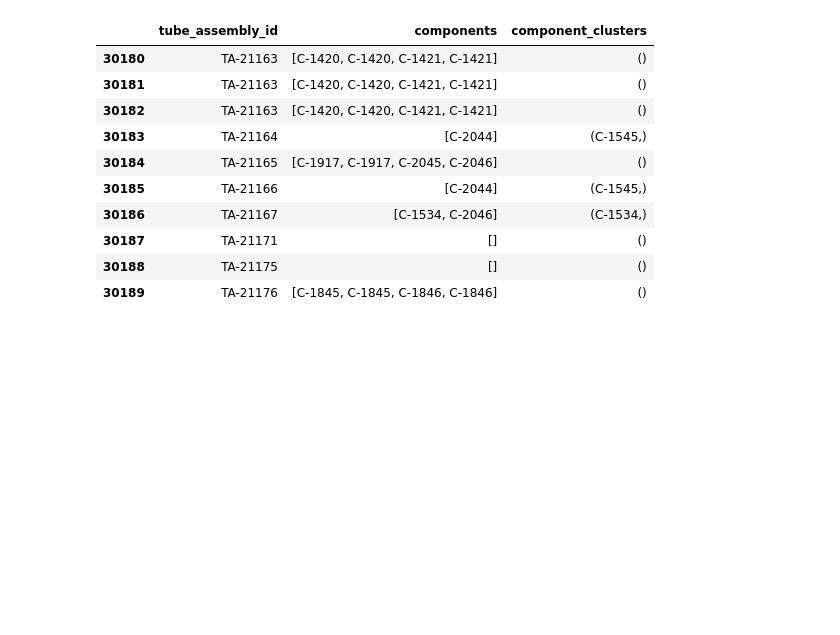
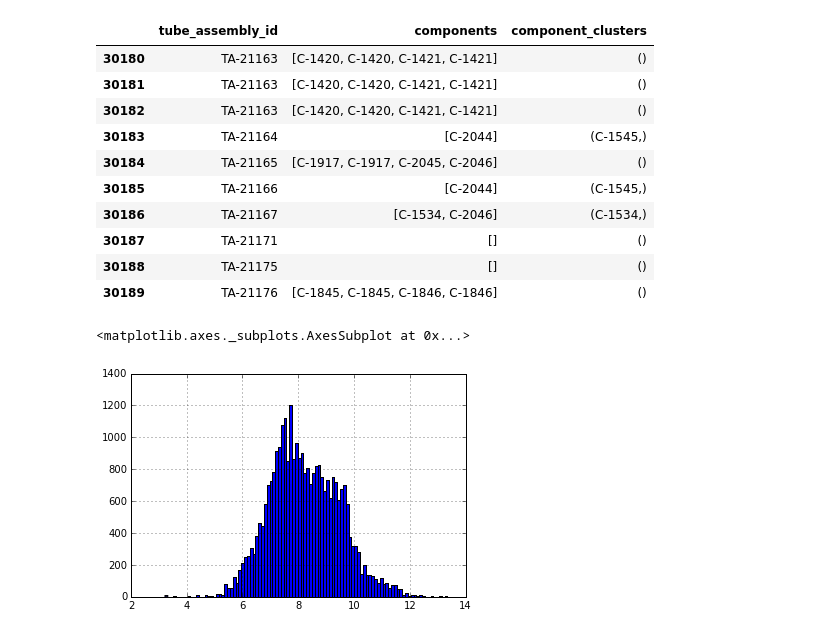
Before and after one commit to cberzan/kaggle-caterpillar, a Jupyter notebook: caterpillar-tube-pricing/check_featurizer.ipynb, the cells around one changed output. Saved outputs shown, nothing was run; the diff lists cells and outputs as text; code cells hidden in the pictures; blank space fills up the shorter version.

Commit message:
add volume features

```diff
--- a/caterpillar-tube-pricing/check_featurizer.ipynb
+++ b/caterpillar-tube-pricing/check_featurizer.ipynb
@@ -300,3 +300,8 @@ df[30180:30190]
 | 30187 | TA-21171 | [] | () |
 | 30188 | TA-21175 | [] | () |
 | 30189 | TA-21176 | [C-1845, C-1845, C-1846, C-1846] | () |
+# %%
+np.log1p(aug_train_set.material_volume).hist(bins=100)
+# %% [output]
+<matplotlib.axes._subplots.AxesSubplot at 0x...>
+[figure, added]
```
Also changed, not shown: parts of 1 cell of this notebook, 3 other files.
